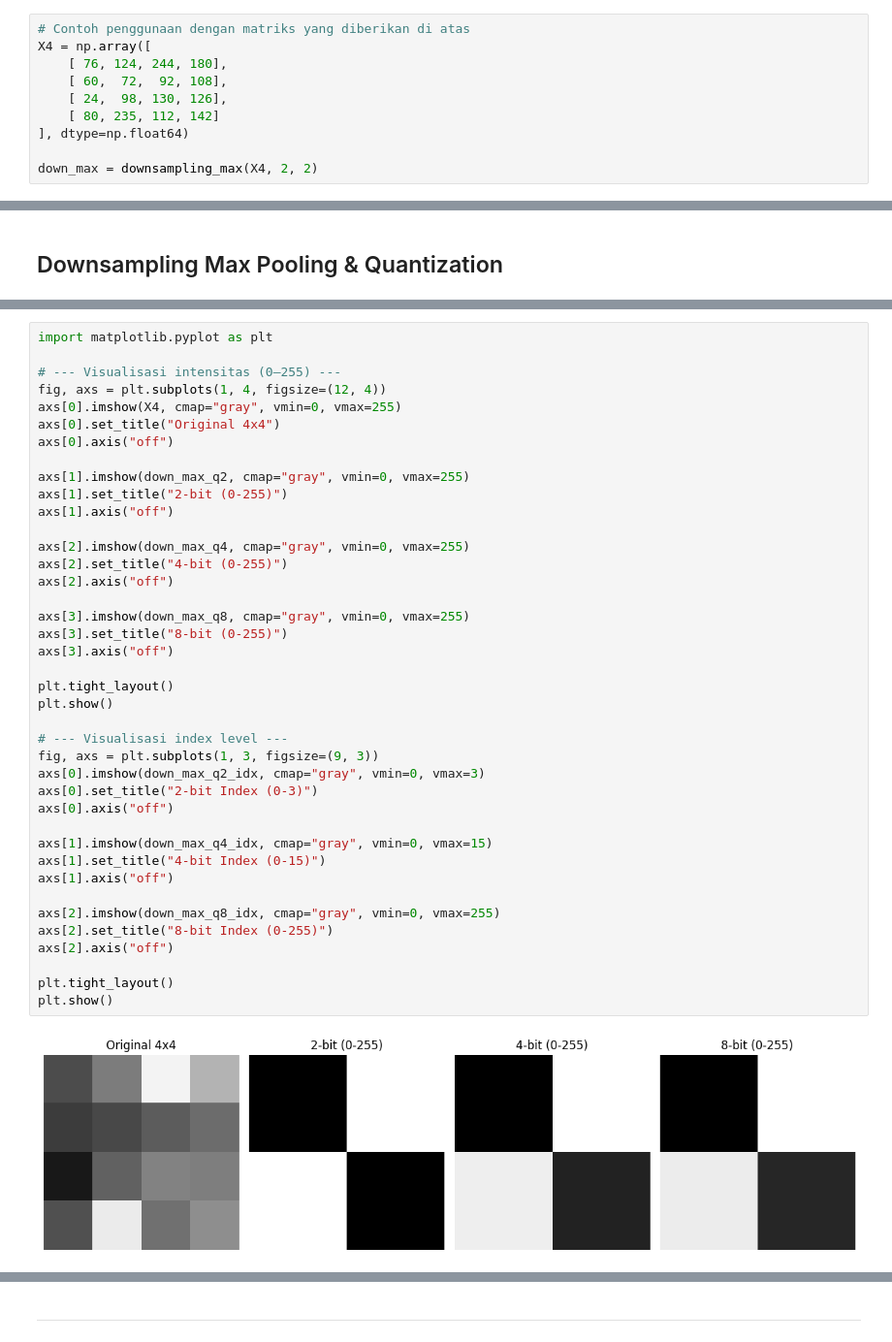
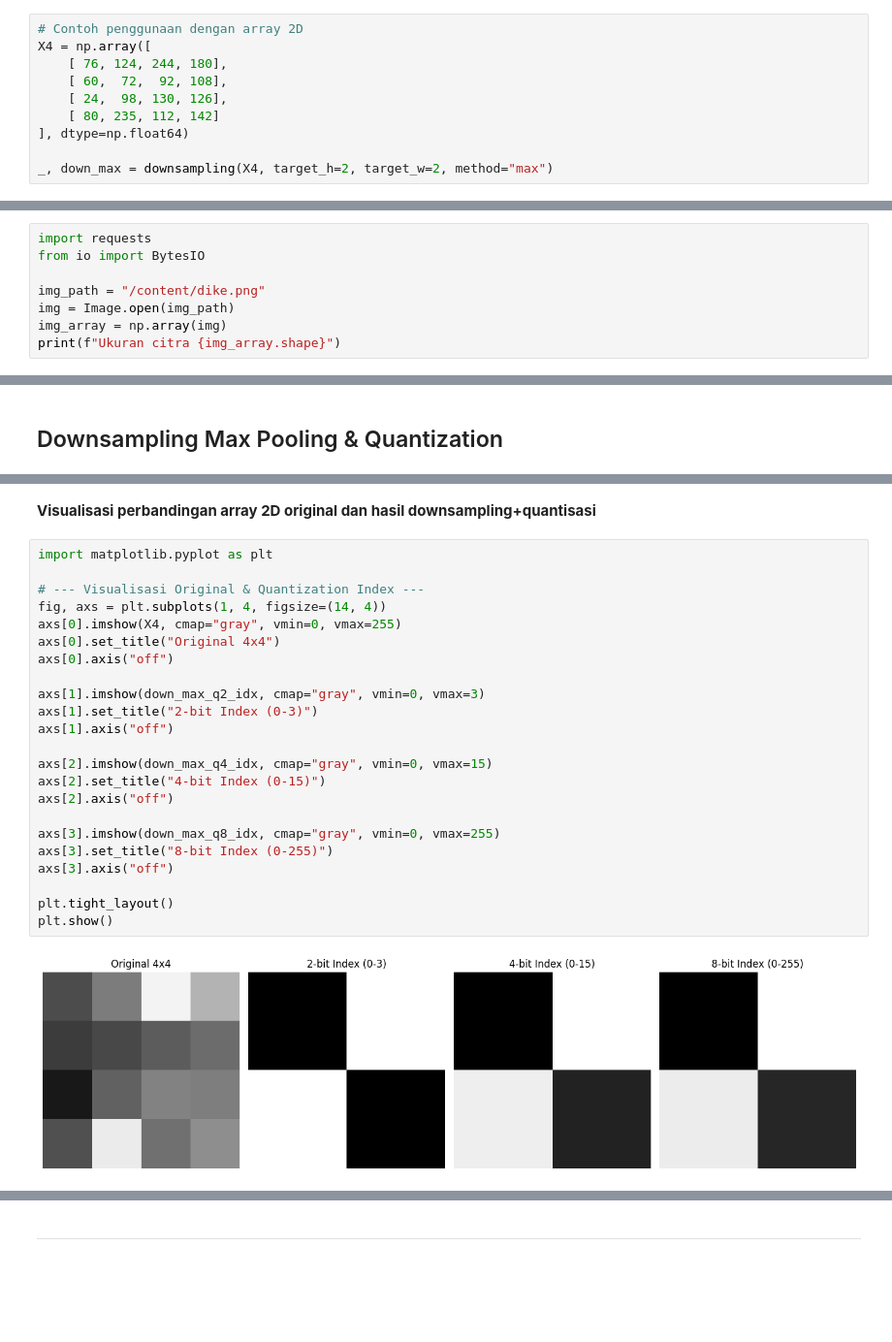
Before and after one commit to aliimronf2/pacd-assignments, a Jupyter notebook: PCD_Assignment01.ipynb, the cells around one changed output, grey strips where cells are left out. Shown at 97% size. Drawn from its saved outputs; the diff is of its cells as text; blank space fills up the shorter version.

```diff
--- a/PCD_Assignment01.ipynb
+++ b/PCD_Assignment01.ipynb
@@ -158,5 +193,5 @@ def downsampling_max(img, target_h, target_w):
 # %%
-# Contoh penggunaan dengan matriks yang diberikan di atas
+# Contoh penggunaan dengan array 2D
 X4 = np.array([
     [ 76, 124, 244, 180],
     [ 60,  72,  92, 108],
@@ -164,7 +199,7 @@ X4 = np.array([
     [ 80, 235, 112, 142]
 ], dtype=np.float64)
 
-down_max = downsampling_max(X4, 2, 2)
+_, down_max = downsampling(X4, target_h=2, target_w=2, method="max")
 # %%
 print("Hasil downsampling dengan max pooling adalah\n", down_max)
 # %% [output]
@@ -196,0 +229,8 @@ plt.show()
+# %%
+import requests
+from io import BytesIO
+
+img_path = "/content/dike.png"
+img = Image.open(img_path)
+img_array = np.array(img)
+print(f"Ukuran citra {img_array.shape}")
@@ -315,42 +327,27 @@ Kuantisasi 8-bit:
+# %% [markdown]
+**Visualisasi perbandingan array 2D original dan hasil downsampling+quantisasi**
 # %%
 import matplotlib.pyplot as plt
 
-# --- Visualisasi intensitas (0–255) ---
-fig, axs = plt.subplots(1, 4, figsize=(12, 4))
+# --- Visualisasi Original & Quantization Index ---
+fig, axs = plt.subplots(1, 4, figsize=(14, 4))
 axs[0].imshow(X4, cmap="gray", vmin=0, vmax=255)
 axs[0].set_title("Original 4x4")
 axs[0].axis("off")
 
-axs[1].imshow(down_max_q2, cmap="gray", vmin=0, vmax=255)
-axs[1].set_title("2-bit (0-255)")
+axs[1].imshow(down_max_q2_idx, cmap="gray", vmin=0, vmax=3)
+axs[1].set_title("2-bit Index (0-3)")
 axs[1].axis("off")
 
-axs[2].imshow(down_max_q4, cmap="gray", vmin=0, vmax=255)
-axs[2].set_title("4-bit (0-255)")
+axs[2].imshow(down_max_q4_idx, cmap="gray", vmin=0, vmax=15)
+axs[2].set_title("4-bit Index (0-15)")
 axs[2].axis("off")
 
-axs[3].imshow(down_max_q8, cmap="gray", vmin=0, vmax=255)
-axs[3].set_title("8-bit (0-255)")
+axs[3].imshow(down_max_q8_idx, cmap="gray", vmin=0, vmax=255)
+axs[3].set_title("8-bit Index (0-255)")
 axs[3].axis("off")
 
 plt.tight_layout()
 plt.show()
-
-# --- Visualisasi index level ---
-fig, axs = plt.subplots(1, 3, figsize=(9, 3))
-axs[0].imshow(down_max_q2_idx, cmap="gray", vmin=0, vmax=3)
-axs[0].set_title("2-bit Index (0-3)")
-axs[0].axis("off")
-
-axs[1].imshow(down_max_q4_idx, cmap="gray", vmin=0, vmax=15)
-axs[1].set_title("4-bit Index (0-15)")
-axs[1].axis("off")
-
-axs[2].imshow(down_max_q8_idx, cmap="gray", vmin=0, vmax=255)
-axs[2].set_title("8-bit Index (0-255)")
-axs[2].axis("off")
-
-plt.tight_layout()
-plt.show()
 # %% [output]
-[figure, old version]
+[figure, new version]
```
Also changed, not shown: parts of 81 cells of this notebook.
